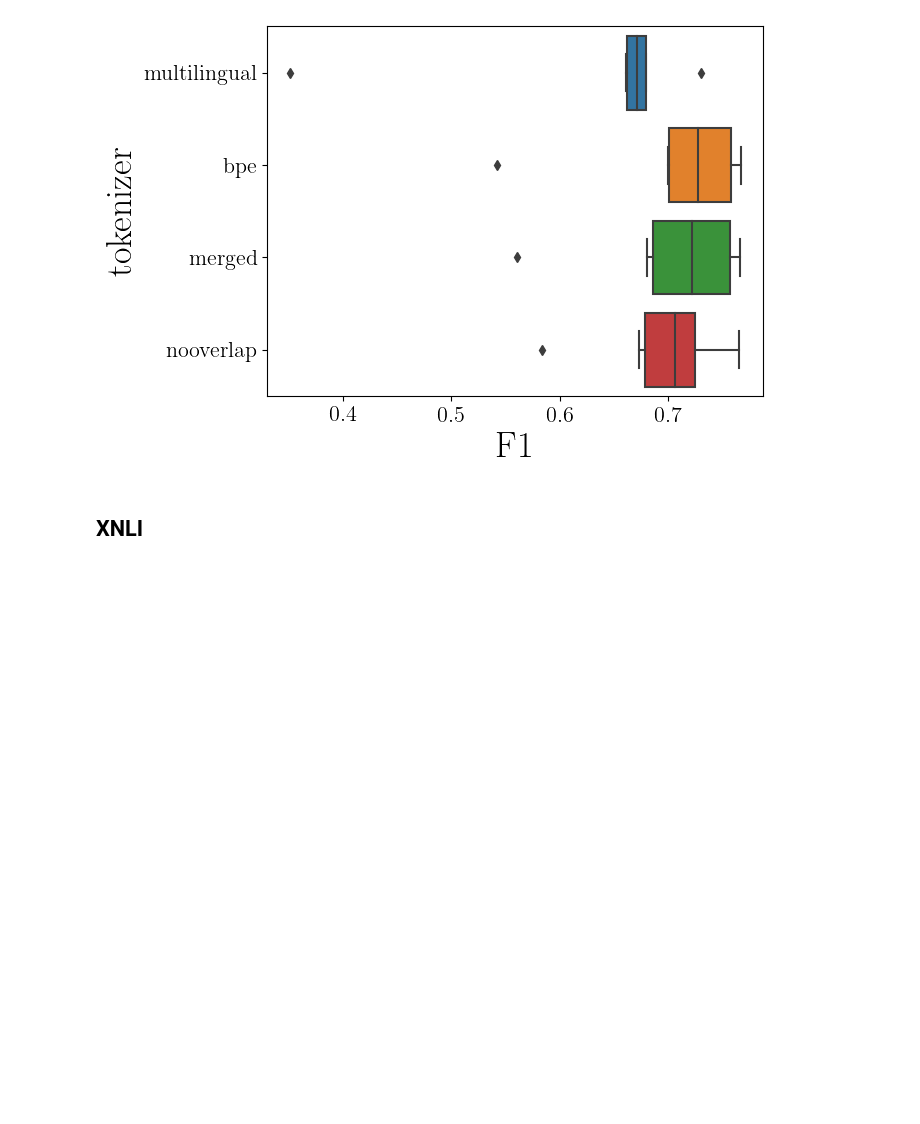
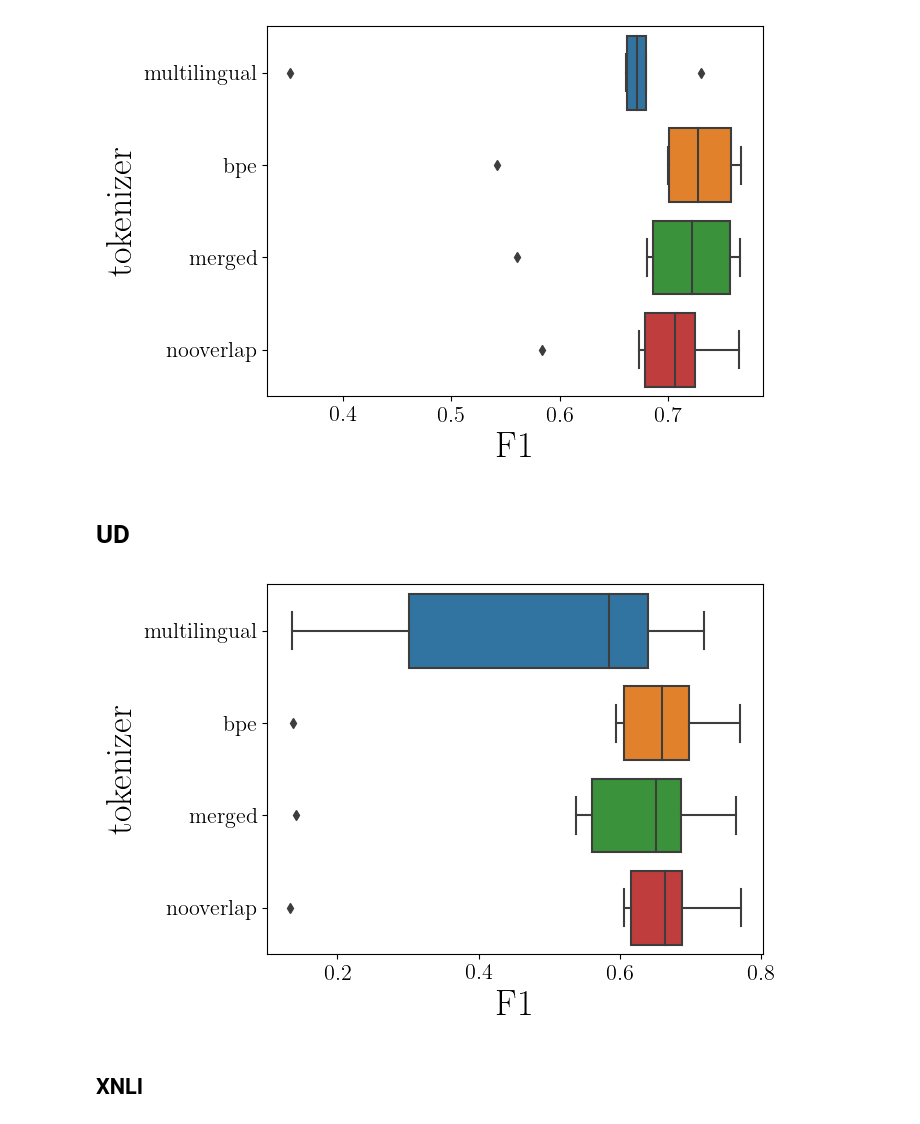
Before and after one commit to tomlimi/entangled_in_scripts, a Jupyter notebook: src/notebooks/6_IN_language_aggregated_results.ipynb, the cells around one changed output. Cells and saved outputs as stored; diff of their text form; code cells hidden in the pictures; blank space fills up the shorter version.

```diff
--- a/src/notebooks/6_IN_language_aggregated_results.ipynb
+++ b/src/notebooks/6_IN_language_aggregated_results.ipynb
@@ -365,3 +365,5 @@ for tokenization in tokenization_types:
 boxplot_across_languages(in_lang_results, 'F1', languages, task='NER')
 # %% [output]
 [figure]
+# %% [markdown]
+# UD
@@ -368,3 +397,7 @@ boxplot_across_languages(in_lang_results, 'F1', languages, task='NER')
+# %%
+boxplot_across_languages(in_lang_results, 'F1', languages, task='UD')
+# %% [output]
+[figure, added]
 # %% [markdown]
 ## XNLI
 # %%
```
Also changed, not shown: parts of 14 cells of this notebook, 3 other files.
